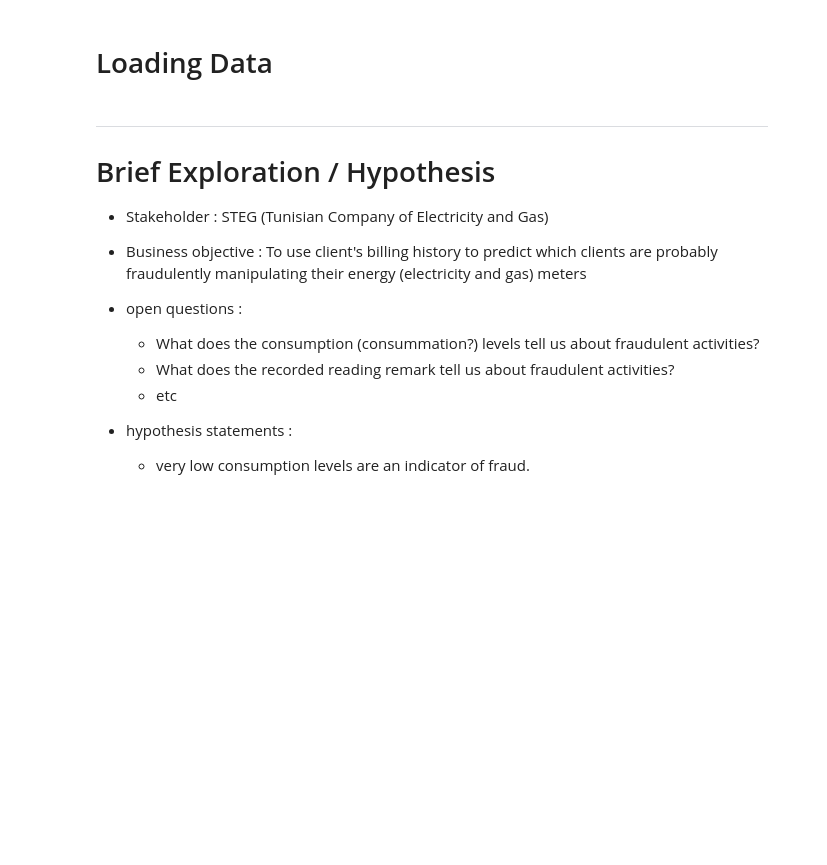
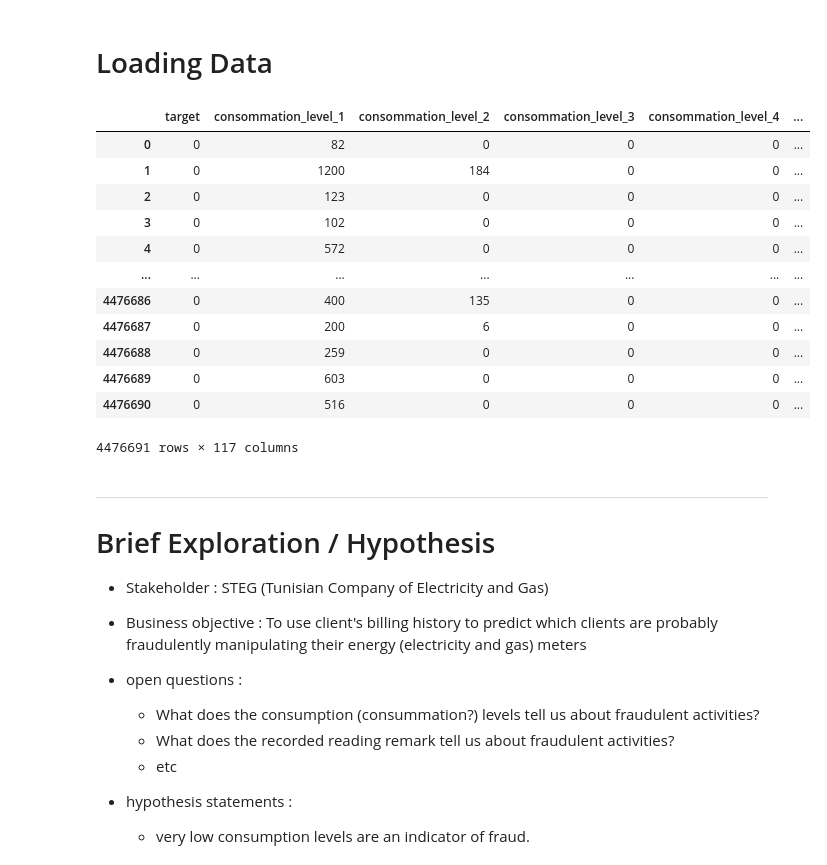
Before and after one commit to Cazta/fraud_detection_electricity_company, a Jupyter notebook: fraud_data_modeling_baseline.ipynb, the cells around one changed output. Saved outputs shown, nothing was run; the diff lists cells and outputs as text; code cells hidden in the pictures; blank space fills up the shorter version.

```diff
--- a/fraud_data_modeling_baseline.ipynb
+++ b/fraud_data_modeling_baseline.ipynb
@@ -65,5 +65,20 @@ data_path = 'data/fraud_data_processed_V1.csv'
 # %%
 # this contains all the numerical (unscaled) and dummies from categorical
 df_cleaned = pd.read_csv('data/df_processed_dmy.csv')
+df_cleaned
+# %% [output]
+|  | target | consommation_level_1 | consommation_level_2 | consommation_level_3 | consommation_level_4 | ... |
+| 0 | 0 | 82 | 0 | 0 | 0 | ... |
+| 1 | 0 | 1200 | 184 | 0 | 0 | ... |
+| 2 | 0 | 123 | 0 | 0 | 0 | ... |
+| 3 | 0 | 102 | 0 | 0 | 0 | ... |
+| 4 | 0 | 572 | 0 | 0 | 0 | ... |
+| ... | ... | ... | ... | ... | ... | ... |
+| 4476686 | 0 | 400 | 135 | 0 | 0 | ... |
+| 4476687 | 0 | 200 | 6 | 0 | 0 | ... |
+| 4476688 | 0 | 259 | 0 | 0 | 0 | ... |
+| 4476689 | 0 | 603 | 0 | 0 | 0 | ... |
+| 4476690 | 0 | 516 | 0 | 0 | 0 | ... |
+4476691 rows × 117 columns
 # %%
 df_cleaned_tree = pd.read_csv('data/df_processed_dmy_tree.csv')
```
Also changed, not shown: parts of 13 cells of this notebook, 2 other files.
